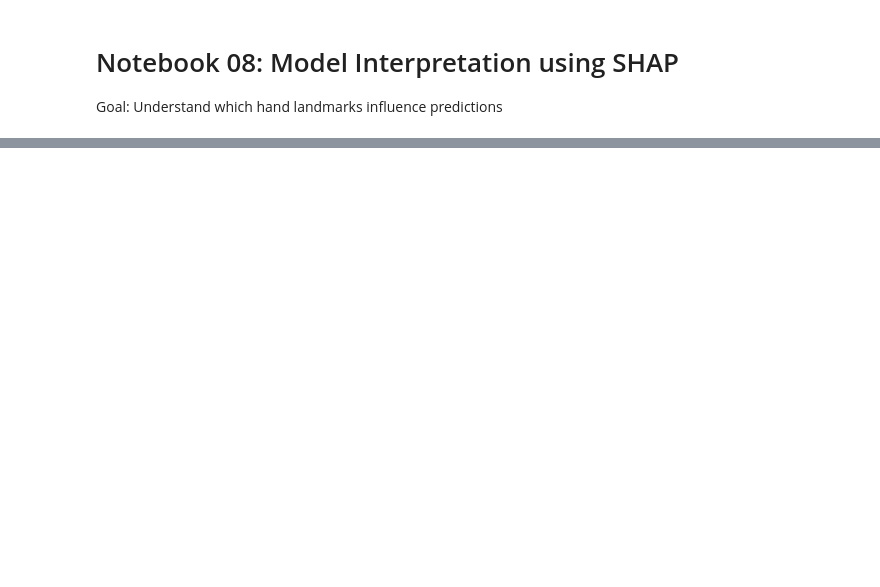
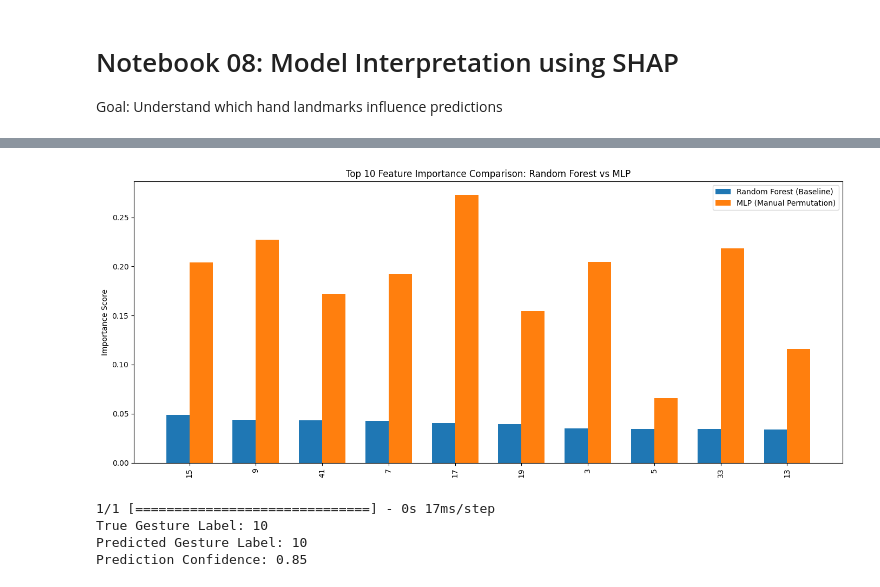
Before and after one commit to CHERRY9642/Gesture_detection_communication_support_system, a Jupyter notebook: notebooks/08_model_interpretation.ipynb, the cells around one changed output, grey strips where cells are left out. Drawn from its saved outputs; the diff is of its cells as text; code cells hidden in the pictures; blank space fills up the shorter version.

```diff
--- a/notebooks/08_model_interpretation.ipynb
+++ b/notebooks/08_model_interpretation.ipynb
@@ -12,0 +20,5 @@ Project root: d:\Final year project-two hands
+# %%
+# Check column names to identify target column
+print("Columns in test dataset:")
+for col in test_df.columns:
+    print(col)
@@ -88,4 +73,14 @@ shap.summary_plot(shap_values, sample)
 # %%
-# Global feature importance
-shap.summary_plot(shap_values, sample)
+import pandas as pd
+import numpy as np
+
+# Random Forest feature importance
+rf_importance = baseline_model.feature_importances_
+
+rf_importance_df = pd.DataFrame({
+    "Feature": X_test.columns,
+    "Importance": rf_importance
+}).sort_values(by="Importance", ascending=False)
+
+rf_importance_df.head(10)
 # %% [output]
@@ -92,0 +159,53 @@ shap.summary_plot(shap_values, sample)
+# %%
+import numpy as np
+import matplotlib.pyplot as plt
+
+# Take top 10 features from Random Forest
+top_features = rf_importance_df["Feature"].head(10)
+
+# Align importance values by feature name
+rf_values = rf_importance_df.set_index("Feature").loc[top_features]["Importance"]
+mlp_values = mlp_importance_df.set_index("Feature").loc[top_features]["Importance"]
+
+# Bar positions
+x = np.arange(len(top_features))
+width = 0.35
+
+# Plot comparison
+plt.figure(figsize=(14,6))
+
+plt.bar(x - width/2, rf_values, width, label="Random Forest (Baseline)")
+plt.bar(x + width/2, mlp_values, width, label="MLP (Manual Permutation)")
+
+plt.xticks(x, top_features, rotation=90)
+plt.ylabel("Importance Score")
+plt.title("Top 10 Feature Importance Comparison: Random Forest vs MLP")
+plt.legend()
+plt.tight_layout()
+plt.show()
+# %% [output]
+[figure, added]
+# %%
+import numpy as np
+
+# Select one sample
+sample_index = 3
+
+sample = X_test.iloc[[sample_index]]
+true_label = y_test.iloc[sample_index]
+
+# Predict probabilities
+prediction_probs = mlp_model.predict(sample)
+
+# Get predicted class and confidence
+predicted_label = np.argmax(prediction_probs, axis=1)[0]
+prediction_confidence = np.max(prediction_probs)
+
+print("True Gesture Label:", true_label)
+print("Predicted Gesture Label:", predicted_label)
+print("Prediction Confidence:", round(float(prediction_confidence), 3))
+# %% [output]
+1/1 [==============================] - 0s 17ms/step
+True Gesture Label: 10
+Predicted Gesture Label: 10
+Prediction Confidence: 0.85
```
Also changed, not shown: parts of 6 cells of this notebook, 6 other files.
